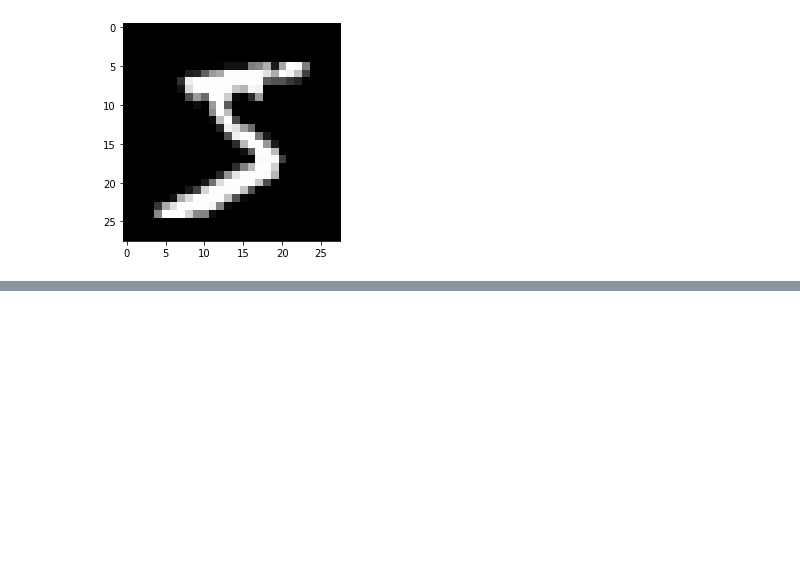
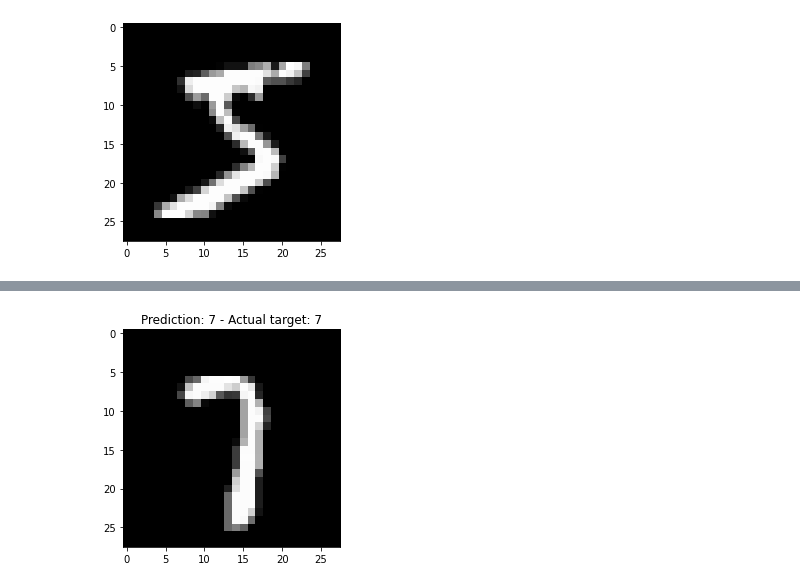
Before and after one commit to dato7898/depp_learning_mfti, a Jupyter notebook: Модули в PyTorch и CNN/convert_pytorch.ipynb, the cells around one changed output, grey strips where cells are left out. Cells and saved outputs as stored; diff of their text form; code cells hidden in the pictures; blank space fills up the shorter version.

```diff
--- a/Модули в PyTorch и CNN/convert_pytorch.ipynb
+++ b/Модули в PyTorch и CNN/convert_pytorch.ipynb
@@ -149,0 +227,19 @@ TypeError: __init__() got an unexpected keyword argument 'in_channeld'
+# %%
+class_correct = list(0. for i in range(10))
+class_total = list(0. for i in range(10))
+
+with torch.no_grad():
+    for data in testloader:
+        images, labels = data
+        y_pred = net(images.to(device))
+        _, predicted = torch.max(y_pred, 1)
+
+        c = (predicted.cpu().detach() == labels)
+        for i in range(4):
+            label = labels[i]
+            class_correct[label] += c[i].item()
+            class_total[label] += 1
+
+for i in range(10):
+    print('Accuracy of %5s : %2d %%' % (
+        classes[i], 100 * class_correct[i] / class_total[i]))
@@ -149,0 +257,16 @@ TypeError: __init__() got an unexpected keyword argument 'in_channeld'
+# %%
+def test(i):
+    with torch.no_grad():
+        item = testset[i]
+        image = item[0]
+        true_target = item[1]
+        prediction = net(image.unsqueeze(0))
+        predicted_class = np.argmax(prediction)
+        image = image.reshape(28, 28, 1)
+        plt.imshow(image, cmap='gray')
+        plt.title(f'Prediction: {predicted_class} - Actual target: {true_target}')
+        plt.show()
+# %%
+test(255)
+# %% [output]
+[figure, added]
```
Also changed, not shown: parts of 18 cells of this notebook, 18 other files.
